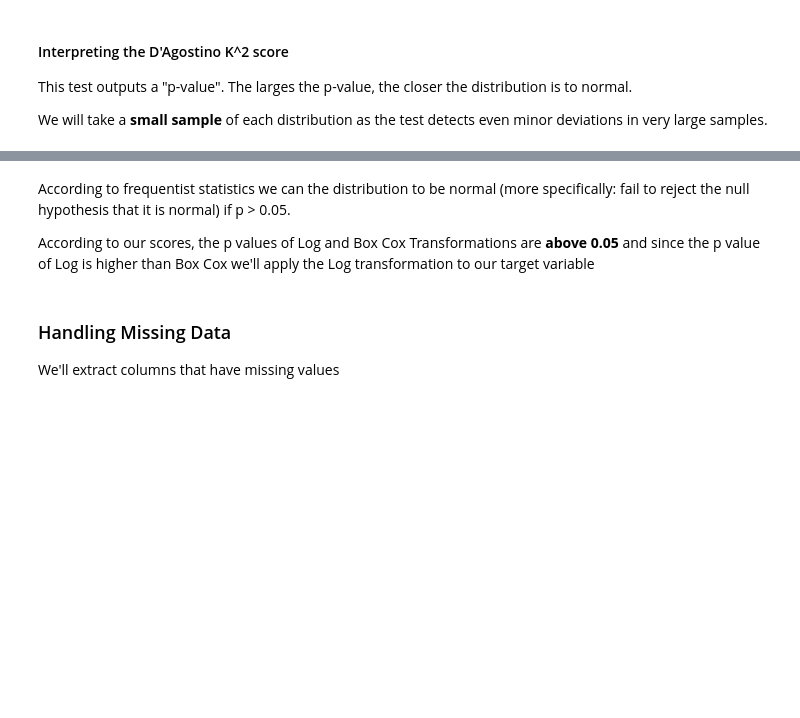
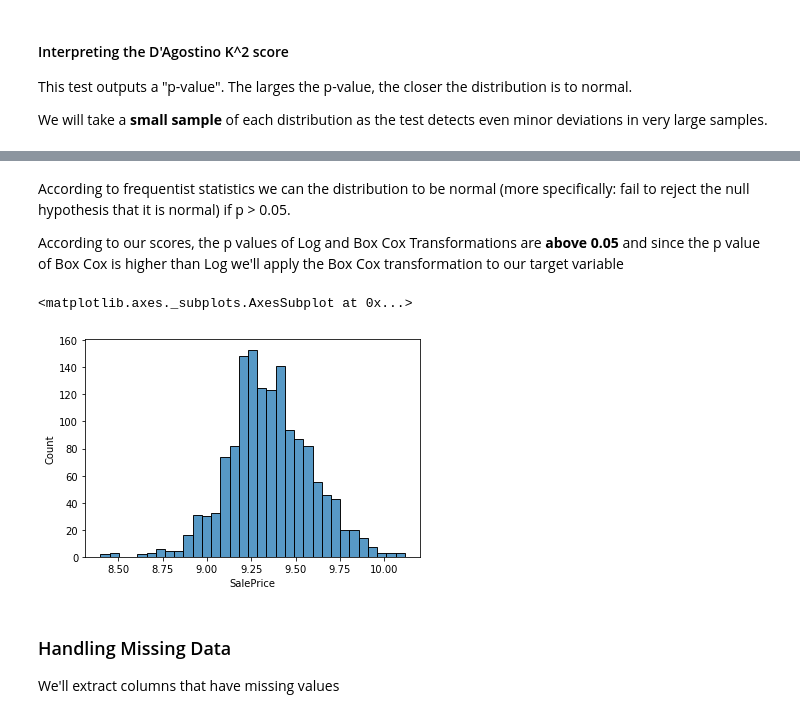
Before and after one commit to Mukunds0507333/Predicting-House-Prices, a Jupyter notebook: Predicting House Prices.ipynb, the cells around one changed output, grey strips where cells are left out. Saved outputs shown, nothing was run; the diff lists cells and outputs as text; code cells hidden in the pictures; blank space fills up the shorter version.

Commit message:
Data Transformed and prepared for modelling

```diff
--- a/Predicting House Prices.ipynb
+++ b/Predicting House Prices.ipynb
@@ -169,7 +169,14 @@ normal_scores_df.set_index('Transformation')
 According to frequentist statistics we can the distribution to be normal (more specifically: fail to reject the null hypothesis that it is normal) if p > 0.05.
 
 
-According to our scores, the p values of Log and Box Cox Transformations are <b>above 0.05</b> and since the p value of Log is higher than Box Cox we'll apply the Log transformation to our target variable
+According to our scores, the p values of Log and Box Cox Transformations are <b>above 0.05</b> and since the p value of Box Cox is higher than Log we'll apply the Box Cox transformation to our target variable
+# %%
+df_train['SalePrice'] = SP_Bxc
+# %%
+sns.histplot(data = df_train['SalePrice'])
+# %% [output]
+<matplotlib.axes._subplots.AxesSubplot at 0x...>
+[figure, added]
 # %% [markdown]
 ### Handling Missing Data
 
```
Also changed, not shown: parts of 8 cells of this notebook.
